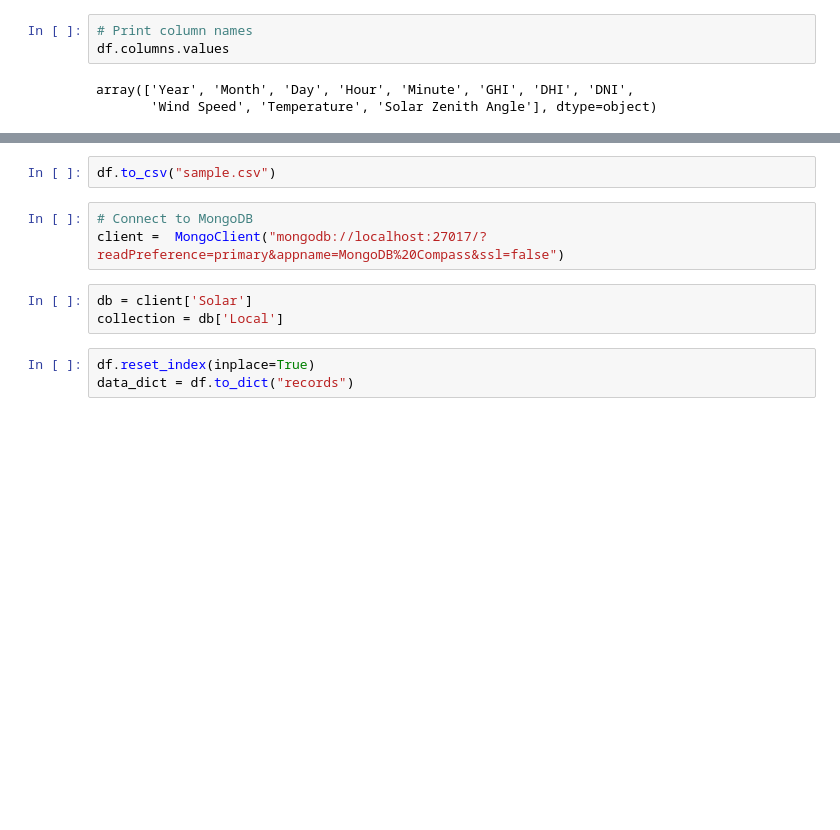
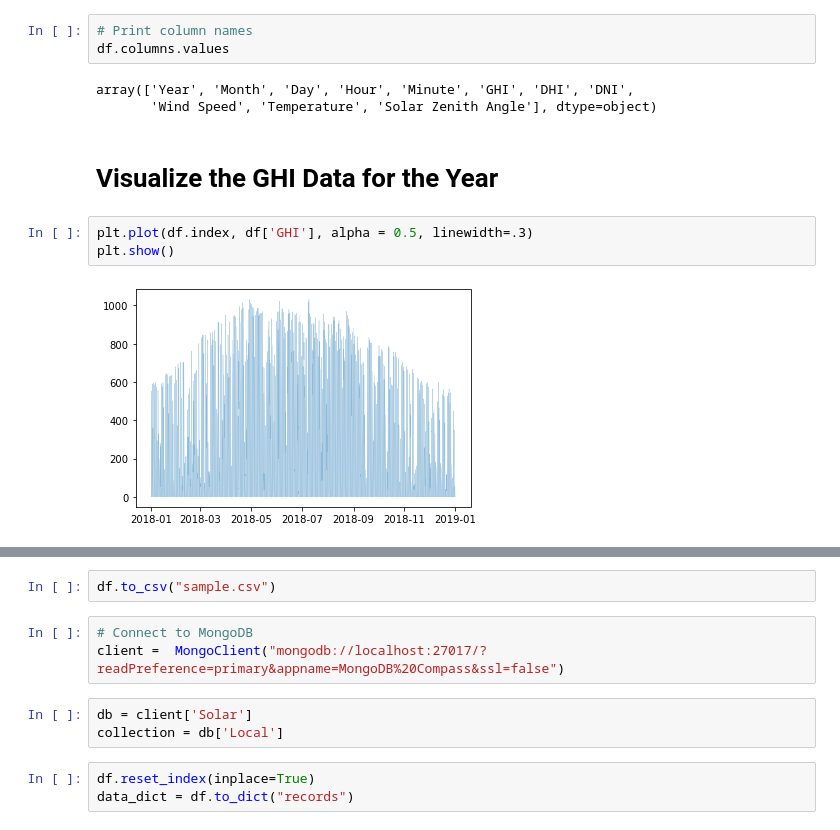
Before and after one commit to antnat96/solar-irradiance-predictor, a Jupyter notebook: NSRDB_API.ipynb, the cells around one changed output, grey strips where cells are left out. Cells and saved outputs as stored; diff of their text form; blank space fills up the shorter version.

Commit message:
Visualizing GHI

```diff
--- a/NSRDB_API.ipynb
+++ b/NSRDB_API.ipynb
@@ -94,3 +102,10 @@ df.columns.values
 # %% [output]
 array(['Year', 'Month', 'Day', 'Hour', 'Minute', 'GHI', 'DHI', 'DNI',
        'Wind Speed', 'Temperature', 'Solar Zenith Angle'], dtype=object)
+# %% [markdown]
+# Visualize the GHI Data for the Year
+# %%
+plt.plot(df.index, df['GHI'], alpha = 0.5, linewidth=.3)
+plt.show()
+# %% [output]
+[figure, added]
```
Also changed, not shown: parts of 13 cells of this notebook.
